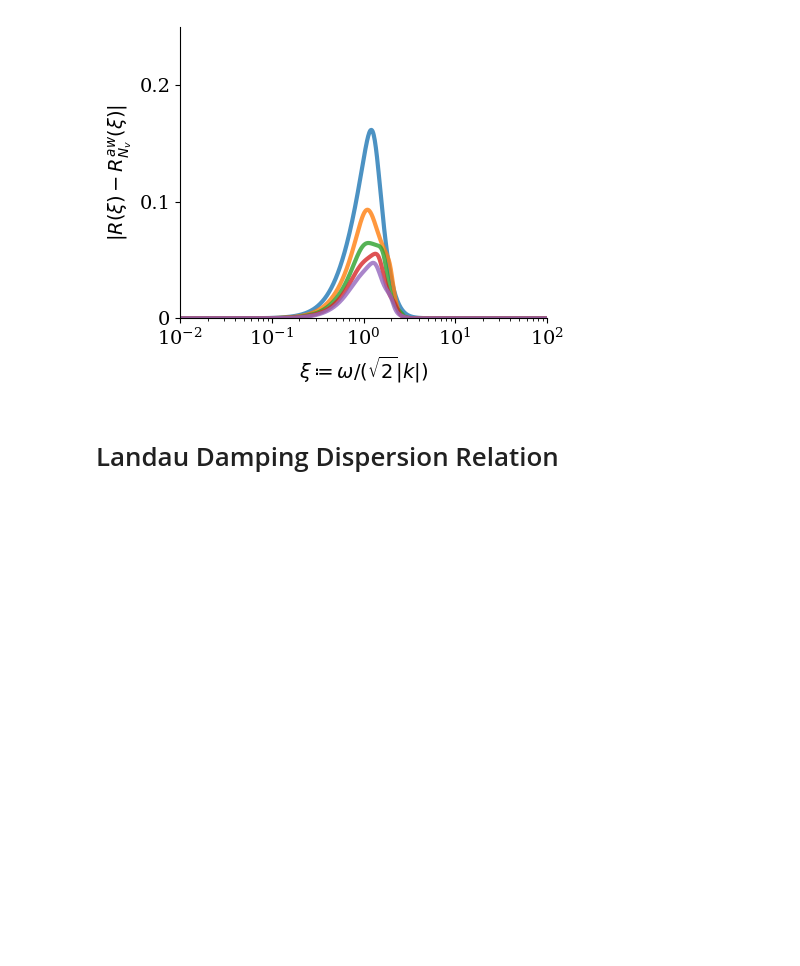
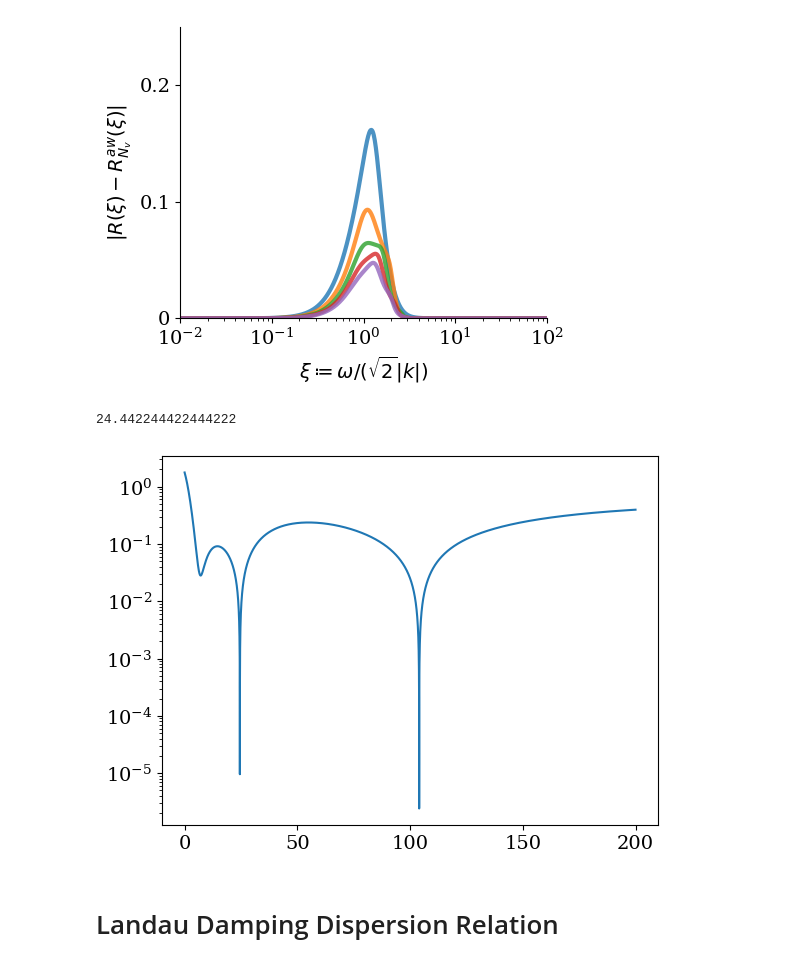
Before and after one commit to opaliss/Vlasov_Hermite_recurrence_study, a Jupyter notebook: aw_hermite/symbolic_response_function_AW_closure_HP.ipynb, the cells around one changed output. Saved outputs shown, nothing was run; the diff lists cells and outputs as text; code cells hidden in the pictures; blank space fills up the shorter version.

```diff
--- a/aw_hermite/symbolic_response_function_AW_closure_HP.ipynb
+++ b/aw_hermite/symbolic_response_function_AW_closure_HP.ipynb
@@ -210,6 +210,18 @@ plt.tight_layout()
 plt.savefig("figs/symbolic_response_function_AW_HP_Q2.png", dpi=200)
 # %% [output]
 [figure]
+# %%
+def func(nu):
+    return 8*np.sqrt(2)*1j*nu*(-96*nu**4 - 10808204*nu**2 - 2961508275)/(5775*(96*nu**4 + 353804*nu**2 + 9882675)) + 1j * np.sqrt(np.pi)
+# %%
+nu_vec = np.linspace(0, 200, int(1e5))
+# %%
+plt.plot(nu_vec, np.abs(func(nu_vec)))
+plt.yscale("log")
+nu_vec[np.min(np.where(np.abs(func(nu_vec))<1e-3))]
+# %% [output]
+24.442244422444222
+[figure, added]
 # %% [markdown]
 # Landau Damping Dispersion Relation
 # %%
```
Also changed, not shown: 33 other files.
